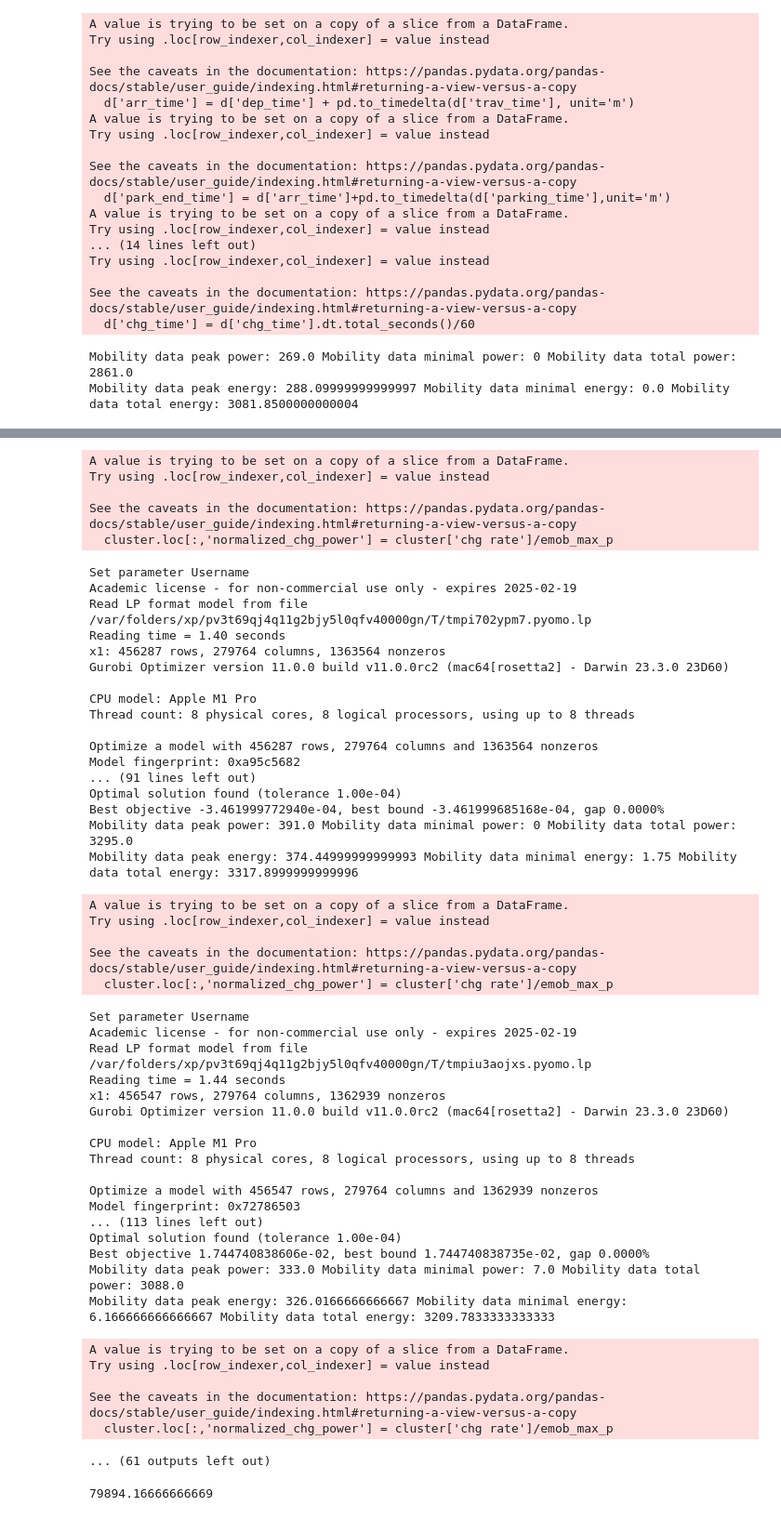
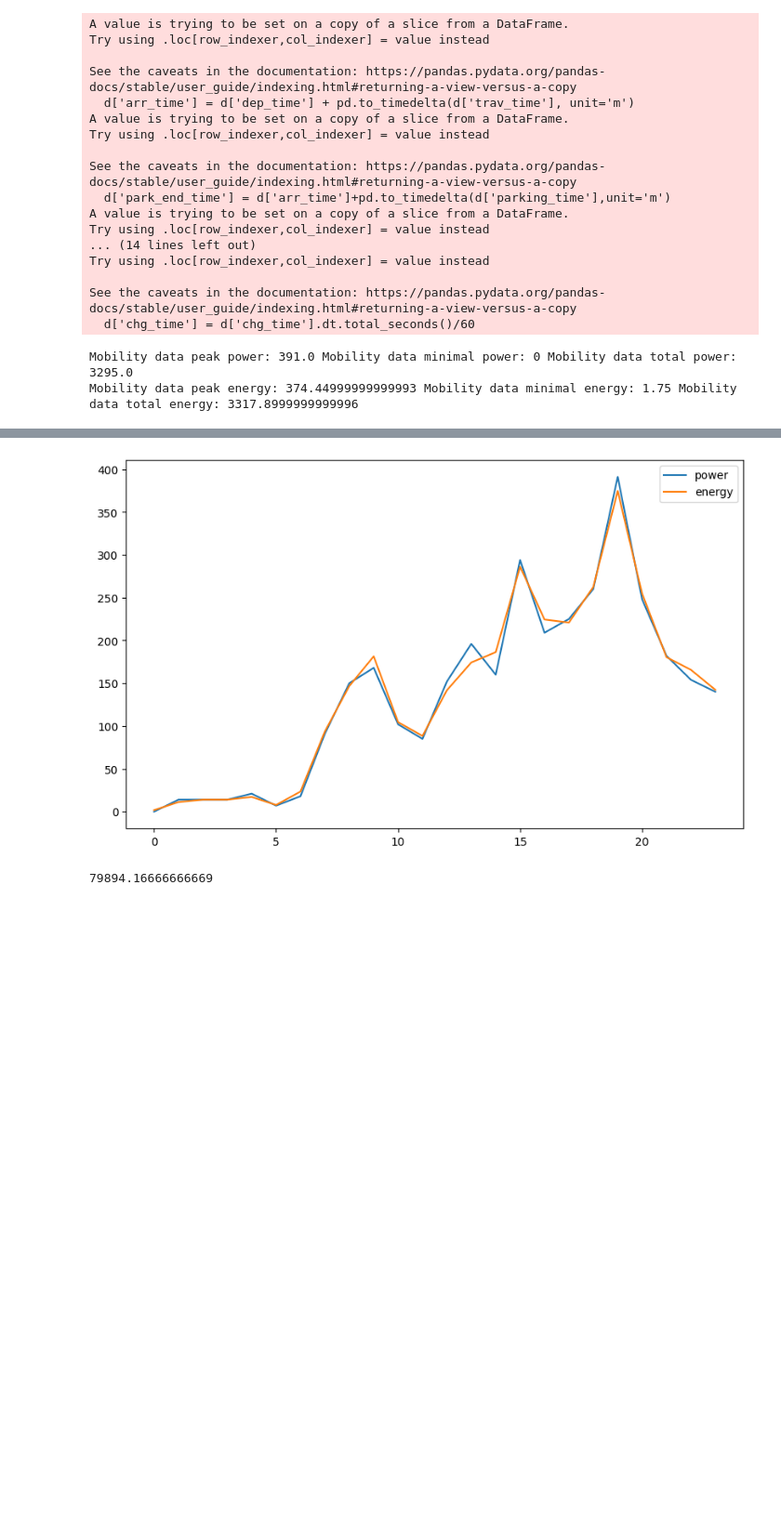
Before and after one commit to Huiwennnnn/MT, a Jupyter notebook: match_profile_split.ipynb, the cells around one changed output, grey strips where cells are left out. Shown: that part at 93% size. Saved outputs shown, nothing was run; the diff lists cells and outputs as text; code cells hidden in the pictures; blank space fills up the shorter version.

```diff
--- a/match_profile_split.ipynb
+++ b/match_profile_split.ipynb
@@ -136,15 +137,15 @@ df['next_travel_TP1_consumption'] = df.groupby('person')['TP1 consumption kWh'].
 
 d = df[(df['grid'] == "369_0") & ((df['type_day'] == 'Thursday') | (df['type_day'] == 'Friday'))]
 d['arr_time'] = d['dep_time'] + pd.to_timedelta(d['trav_time'], unit='m')
-d.loc[d['type_day'] == 'Friday', 'arr_time'] = d.loc[d['type_day'] == 'Friday', 'arr_time'].apply(lambda dt: dt.replace(day=6, month=5, year=2050))
-d.loc[d['type_day'] == 'Thursday', 'arr_time'] = d.loc[d['type_day'] == 'Thursday', 'arr_time'].apply(lambda dt: dt.replace(day=5, month=5, year=2050))
+d.loc[d['type_day'] == 'Friday', 'arr_time'] = d.loc[d['type_day'] == 'Friday', 'arr_time'].apply(lambda dt: dt.replace(day=date, month=5, year=scenario_year))
+d.loc[d['type_day'] == 'Thursday', 'arr_time'] = d.loc[d['type_day'] == 'Thursday', 'arr_time'].apply(lambda dt: dt.replace(day=date-1, month=5, year=scenario_year))
 d['park_end_time'] = d['arr_time']+pd.to_timedelta(d['parking_time'],unit='m')
 d['park_end_hour'] = d['park_end_time'].dt.hour
 d['park_end_day'] = d['park_end_time'].dt.day
 d.loc[:, 'st_chg_time'] = d.apply(lambda row: row['st_chg_time'].replace(day=row['arr_time'].day, month=row['arr_time'].month, year=row['arr_time'].year), axis=1)
 d['ed_chg_time'] = d['st_chg_time']+d['chg_time']
 d['chg_time'] = d['chg_time'].dt.total_seconds()/60
-d = d[(d['park_end_time']>='2050-05-06 00:00:00') & (d['arr_time']<'2050-05-07 00:00:00')]
+d = d[(d['park_end_time']>='2040-05-04 00:00:00') & (d['arr_time']<'2040-05-05 00:00:00')]
 d.insert(0,'event_index',d.index)
 d['max_chg_e'] = d['B']-d['SoE_bc']
 d['real_chg_e'] = d['SoE_ac']-d['SoE_bc']
@@ -506,7 +516,7 @@ def opt_charge_profile(charge,discharge,net_normalized,cluster,emob_max_p,normal
     return 0
 # %%
 # Normalize the mobility aggregated charge power, calculate min, max, sum of power if there were EVs charging in the cluster then optimize this cluster's charging behavior to fit the curve
-for i in range(1,k):
+for i in [5]:
 
     cluster = clustered[clustered['cluster']==i]
     emob_agg_e = [sum(x) for x in zip(*cluster['charge_energy_list'])] # energy in kWh
@@ -538,8 +548,8 @@ for i in range(1,k):
         # Save the restructured data to CSV
         res.to_csv(f'{path}/369_0_cluster_{i}.csv')
 # %% [output]
-Mobility data peak power: 269.0 Mobility data minimal power: 0 Mobility data total power: 2861.0
-Mobility data peak energy: 288.09999999999997 Mobility data minimal energy: 0.0 Mobility data total energy: 3081.8500000000004
+Mobility data peak power: 391.0 Mobility data minimal power: 0 Mobility data total power: 3295.0
+Mobility data peak energy: 374.44999999999993 Mobility data minimal energy: 1.75 Mobility data total energy: 3317.8999999999996
 A value is trying to be set on a copy of a slice from a DataFrame.
 Try using .loc[row_indexer,col_indexer] = value instead
 
@@ -609,53 +575,4 @@ Mobility data peak energy: 307.40000000000003 Mobility data minimal energy: 0.35
-A value is trying to be set on a copy of a slice from a DataFrame.
-Try using .loc[row_indexer,col_indexer] = value instead
-
-See the caveats in the documentation: https://pandas.pydata.org/pandas-docs/stable/user_guide/indexing.html#returning-a-view-versus-a-copy
-  cluster.loc[:,'normalized_chg_power'] = cluster['chg rate']/emob_max_p
-Set parameter Username
-Academic license - for non-commercial use only - expires 2025-02-19
-Read LP format model from file /var/folders/xp/pv3t69qj4q11g2bjy5l0qfv40000gn/T/tmpi702ypm7.pyomo.lp
-Reading time = 1.40 seconds
-x1: 456287 rows, 279764 columns, 1363564 nonzeros
-Gurobi Optimizer version 11.0.0 build v11.0.0rc2 (mac64[rosetta2] - Darwin 23.3.0 23D60)
-
-CPU model: Apple M1 Pro
-Thread count: 8 physical cores, 8 logical processors, using up to 8 threads
-
-Optimize a model with 456287 rows, 279764 columns and 1363564 nonzeros
-Model fingerprint: 0xa95c5682
-... (91 lines left out)
-Optimal solution found (tolerance 1.00e-04)
-Best objective -3.461999772940e-04, best bound -3.461999685168e-04, gap 0.0000%
-Mobility data peak power: 391.0 Mobility data minimal power: 0 Mobility data total power: 3295.0
-Mobility data peak energy: 374.44999999999993 Mobility data minimal energy: 1.75 Mobility data total energy: 3317.8999999999996
-A value is trying to be set on a copy of a slice from a DataFrame.
-Try using .loc[row_indexer,col_indexer] = value instead
-
-See the caveats in the documentation: https://pandas.pydata.org/pandas-docs/stable/user_guide/indexing.html#returning-a-view-versus-a-copy
-  cluster.loc[:,'normalized_chg_power'] = cluster['chg rate']/emob_max_p
-Set parameter Username
-Academic license - for non-commercial use only - expires 2025-02-19
-Read LP format model from file /var/folders/xp/pv3t69qj4q11g2bjy5l0qfv40000gn/T/tmpiu3aojxs.pyomo.lp
-Reading time = 1.44 seconds
-x1: 456547 rows, 279764 columns, 1362939 nonzeros
-Gurobi Optimizer version 11.0.0 build v11.0.0rc2 (mac64[rosetta2] - Darwin 23.3.0 23D60)
-
-CPU model: Apple M1 Pro
-Thread count: 8 physical cores, 8 logical processors, using up to 8 threads
-
-Optimize a model with 456547 rows, 279764 columns and 1362939 nonzeros
-Model fingerprint: 0x72786503
-... (113 lines left out)
-Optimal solution found (tolerance 1.00e-04)
-Best objective 1.744740838606e-02, best bound 1.744740838735e-02, gap 0.0000%
-Mobility data peak power: 333.0 Mobility data minimal power: 7.0 Mobility data total power: 3088.0
-Mobility data peak energy: 326.0166666666667 Mobility data minimal energy: 6.166666666666667 Mobility data total energy: 3209.7833333333333
-A value is trying to be set on a copy of a slice from a DataFrame.
-Try using .loc[row_indexer,col_indexer] = value instead
-
-See the caveats in the documentation: https://pandas.pydata.org/pandas-docs/stable/user_guide/indexing.html#returning-a-view-versus-a-copy
-  cluster.loc[:,'normalized_chg_power'] = cluster['chg rate']/emob_max_p
-... (61 outputs left out)
+[figure, added]
 # %%
 agg_e = [sum(x) for x in zip(*d['charge_energy_list'])] # energy in kWh
 agg_p = [sum(x) for x in zip(*d['charge_power_list'])] # power in kW
```
Also changed, not shown: parts of 13 cells of this notebook.
